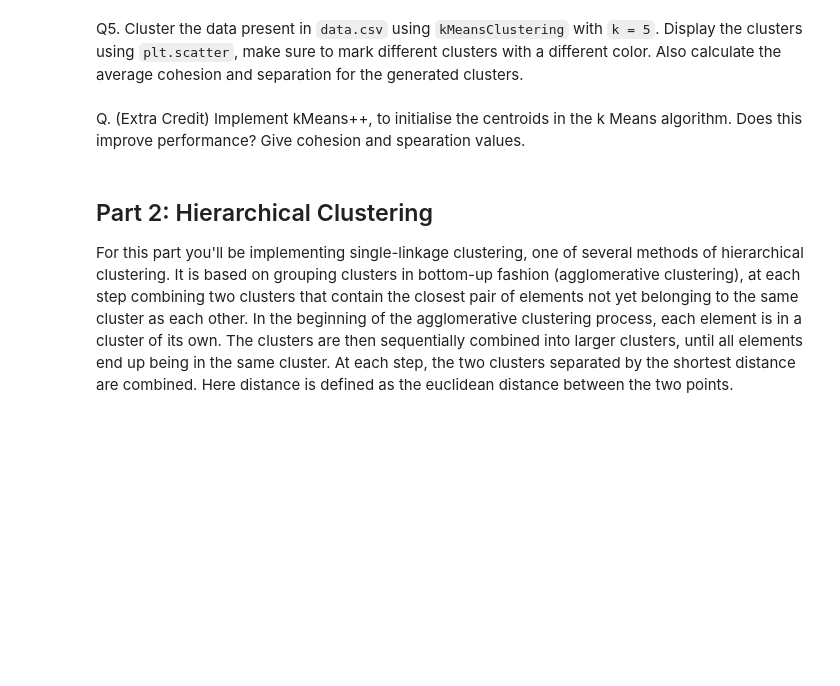
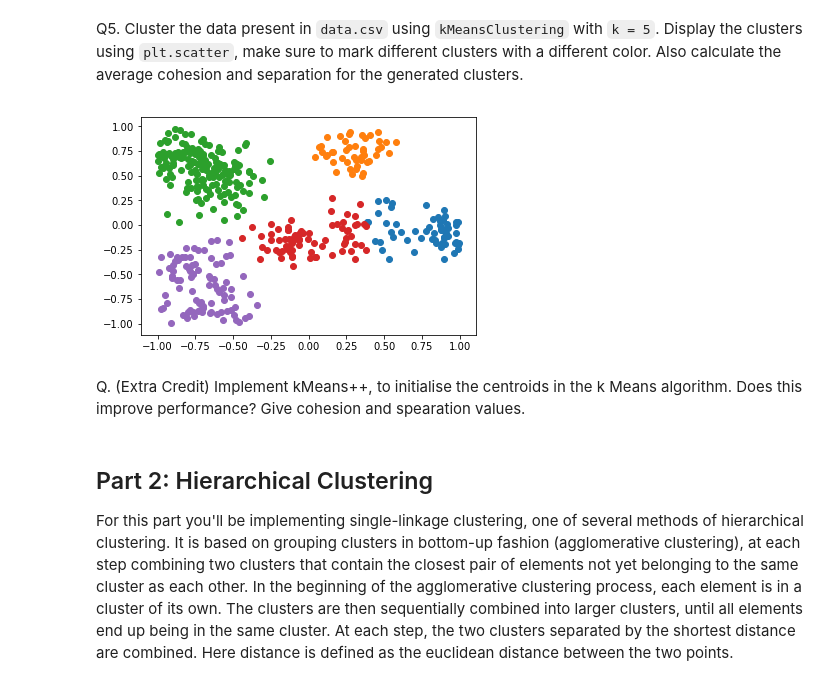
Before and after one commit to PatrickKlingler/CS363D-Assignment-2, a Jupyter notebook: Assignment2.ipynb, the cells around one changed output. Saved outputs shown, nothing was run; the diff lists cells and outputs as text; code cells hidden in the pictures; blank space fills up the shorter version.

```diff
--- a/Assignment2.ipynb
+++ b/Assignment2.ipynb
@@ -59,13 +47,10 @@ def generateClusters(data, mu):
     # your code goes here
     distances = distance_matrix(data, mu) # Manhattan distance
     clusters = [[] for _ in mu]
-    for data_point, dist in zip(distances, data):
-        print(data_point)
+    for data_point, dist in zip(data, distances):
         clusters[np.argmin(dist)].append(data_point)
     return clusters
+
+#clusters = generateClusters(data, data[randint(0, len(data), 3)])
 # %% [markdown]
 Q2. Implement the function `recompute_centroids` that returns the centroids given a set of input clusters. Hint: you need to calculate the mean for each cluster.
-# %%
-def recompute_centroids(clusters):
-    # your code goes here
-    return [np.mean(cluster) for cluster in clusters]
@@ -74,18 +75,31 @@ Q3. Implement the function `checkConvergence` that checks if the termination con
 # %%
 def checkConvergence(mu, previous_mu):
     # your code goes here
+    if previous_mu == None:
+        # have not converged
+        return False
     return mu == previous_mu
 # %% [markdown]
 Q4. Implement the function `kMeansClustering` that returns k clusters along with their centroids given the input dataset and the desired number of clusters (`k`).
 # %%
 def kMeansClustering(data, k):
-    clusters = generateClusters(data, data[randint(0, len(data), k)])
+    rand_centroids = data[randint(0, len(data), k)]
+    clusters = generateClusters(data, rand_centroids)
     mu = recompute_centroids(clusters)
-    previous_mu = 0
-#     while(checkConvergence(mu, previous_mu)):
-#         clusters = generateClusters(data, clusters)
-#         mu = recmopute_centroids(clusters)
-#     clusters = None
-#     mu = None
-#     # your code goes here
-    return(mu, clusters)
+    previous_mu = None
+
+    while not checkConvergence(mu, previous_mu):
+        clusters = generateClusters(data, mu)
+        previous_mu = mu
+        mu = recompute_centroids(clusters)
+
+    clusters_n = []
+    for cl in clusters:
+        x_list = []
+        y_list = []
+        for coord in cl:
+            x_list.append(coord[0])
+            y_list.append(coord[1])
+        clusters_n.append([x_list, y_list])
+
+    return(mu, clusters_n)
@@ -130,7 +107,12 @@ kMeansClustering(data, 3)
 Q5. Cluster the data present in `data.csv` using `kMeansClustering` with `k = 5`. Display the clusters using `plt.scatter`, make sure to mark different clusters with a different color. Also calculate the average cohesion and separation for the generated clusters.
 # %%
 # your code goes here
-plt.scatter()
+mu, clusters = kMeansClustering(data, 5)
+for cl in clusters:
+    plt.scatter(cl[0], cl[1])
+plt.show()
+# %% [output]
+[figure, added]
 # %% [markdown]
 Q. (Extra Credit) Implement kMeans++, to initialise the centroids in the k Means algorithm. Does this improve performance? Give cohesion and spearation values.
 # %%
```
Also changed, not shown: parts of 3 cells of this notebook.
